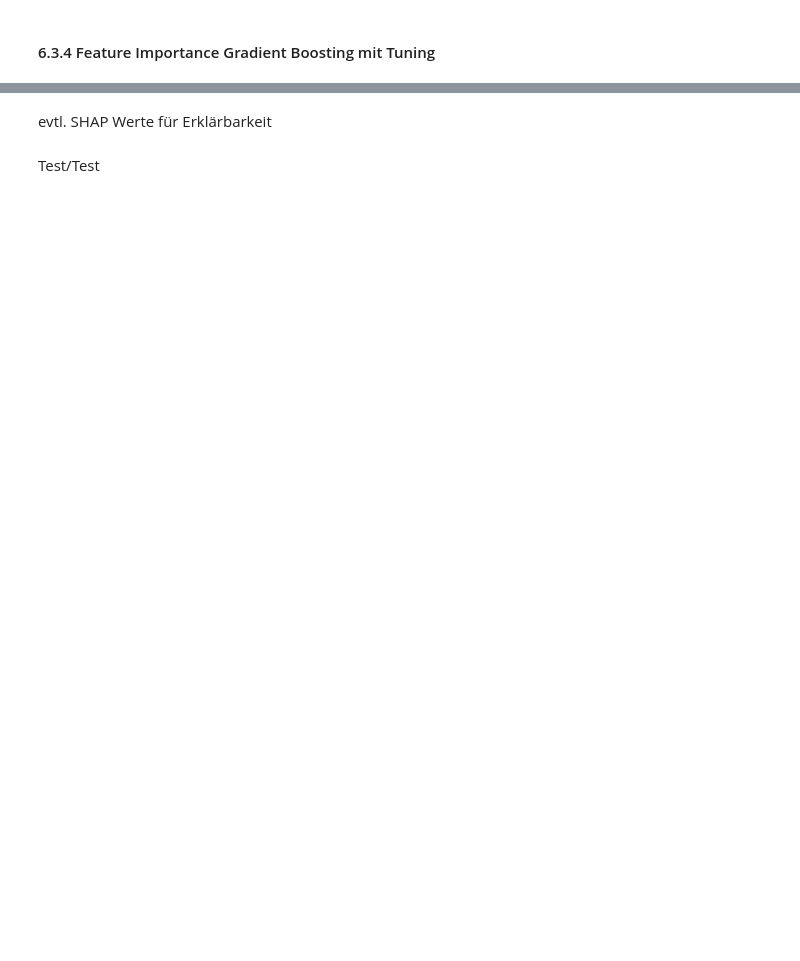
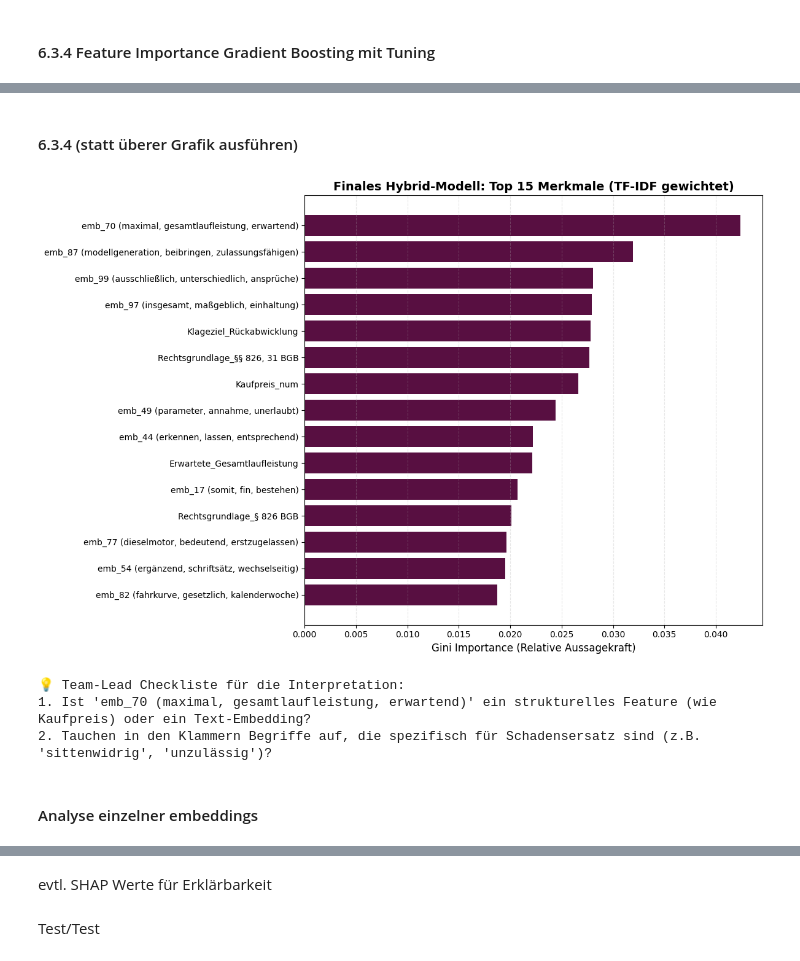
Before and after one commit to Theresa17/ds_law, a Jupyter notebook: backend/jupyter_notebook/analyse_final.ipynb, the cells around one changed output, grey strips where cells are left out. Saved outputs shown, nothing was run; the diff lists cells and outputs as text; code cells hidden in the pictures; blank space fills up the shorter version.

Commit message:
Anpassung Datenbereinigung mit Feature Analyse

```diff
--- a/backend/jupyter_notebook/analyse_final.ipynb
+++ b/backend/jupyter_notebook/analyse_final.ipynb
@@ -1246 +1541,44 @@ Das wichtigste Feature ist: emb_44 (einzeln, Monat, Erkenntnis)
 Prüfe, ob strukturierte Daten (Kaufpreis etc.) oder Text-Embeddings dominieren.
+# %% [markdown]
+#### 6.3.4 (statt überer Grafik ausführen)
+# %%
+# Durch die TF-IDF-Gewichtung repräsentieren diese Features nun die juristisch
+# relevantesten Begriffe im Verhältnis zu ihrer Bedeutung im Gesamtkorpus.
+
+import numpy as np
+import matplotlib.pyplot as plt
+
+# 1. Feature Importances aus dem optimierten Modell (best_gb_model)
+importances_final = best_gb_model.feature_importances_
+feature_names = X_train_final.columns
+
+# 2. Top 15 Indizes ermitteln
+indices_final = np.argsort(importances_final)[-15:]
+
+# 3. Werte und interpretierbare Labels extrahieren
+top_values_final = importances_final[indices_final]
+top_labels_final = [get_top_words_for_embedding(feature_names[i], w2v_model) for i in indices_final]
+
+# 4. Visualisierung in Beeren-Lila (#580f41)
+plt.figure(figsize=(12, 8))
+plt.barh(top_labels_final, top_values_final, color='#580f41')
+
+# Styling
+plt.title("Finales Hybrid-Modell: Top 15 Merkmale (TF-IDF gewichtet)", fontsize=14, fontweight='bold')
+plt.xlabel("Gini Importance (Relative Aussagekraft)", fontsize=12)
+plt.grid(axis='x', linestyle='--', alpha=0.3)
+
+# Layout-Anpassung für die langen Wort-Labels
+plt.tight_layout()
+plt.show()
+
+print("💡 Team-Lead Checkliste für die Interpretation:")
+print(f"1. Ist '{top_labels_final[-1]}' ein strukturelles Feature (wie Kaufpreis) oder ein Text-Embedding?")
+print("2. Tauchen in den Klammern Begriffe auf, die spezifisch für Schadensersatz sind (z.B. 'sittenwidrig', 'unzulässig')?")
+# %% [output]
+[figure, added]
+💡 Team-Lead Checkliste für die Interpretation:
+1. Ist 'emb_70 (maximal, gesamtlaufleistung, erwartend)' ein strukturelles Feature (wie Kaufpreis) oder ein Text-Embedding?
+2. Tauchen in den Klammern Begriffe auf, die spezifisch für Schadensersatz sind (z.B. 'sittenwidrig', 'unzulässig')?
+# %% [markdown]
+#### Analyse einzelner embeddings
```
Also changed, not shown: parts of 26 cells of this notebook.
